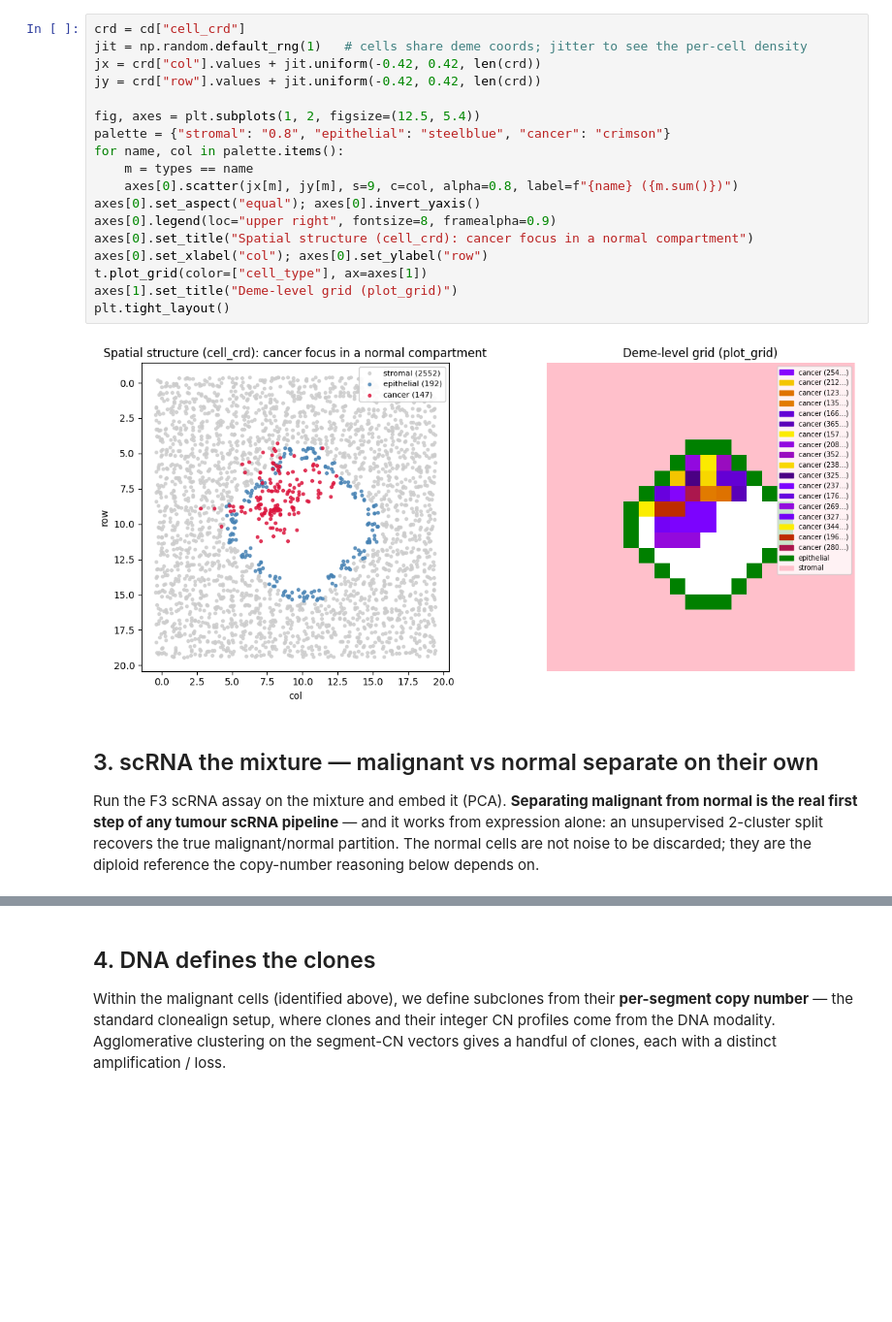
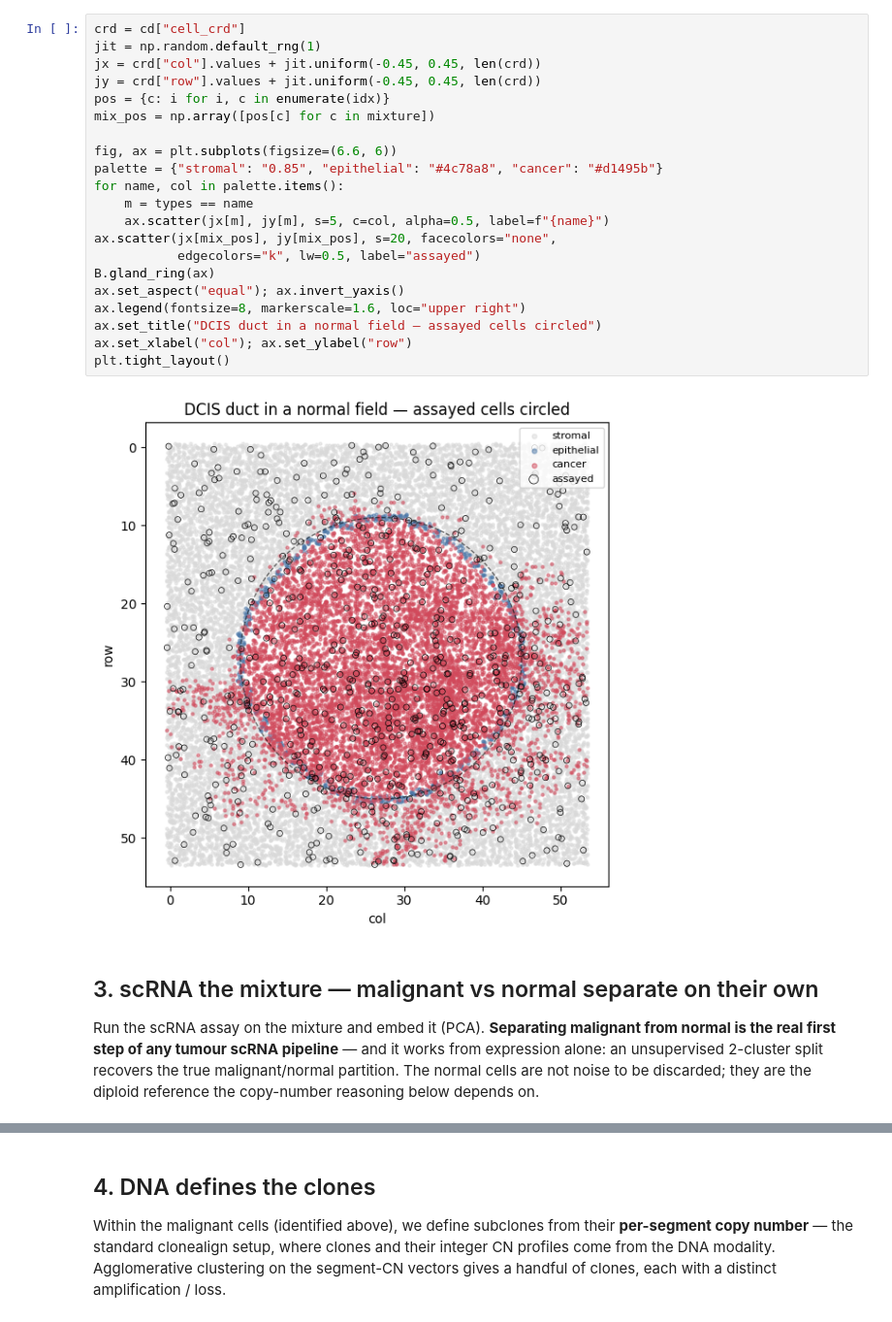
Before and after one commit to pedrofale/iscc, a Jupyter notebook: notebooks/combining_scdna_scrna.ipynb, the cells around one changed output, grey strips where cells are left out. Shown at 97% size. Drawn from its saved outputs; the diff is of its cells as text; blank space fills up the shorter version.

```diff
--- a/notebooks/combining_scdna_scrna.ipynb
+++ b/notebooks/combining_scdna_scrna.ipynb
@@ -99,28 +66,31 @@ structure aggregated to the spatial lattice.
 # %%
 crd = cd["cell_crd"]
-jit = np.random.default_rng(1)   # cells share deme coords; jitter to see the per-cell density
-jx = crd["col"].values + jit.uniform(-0.42, 0.42, len(crd))
-jy = crd["row"].values + jit.uniform(-0.42, 0.42, len(crd))
+jit = np.random.default_rng(1)
+jx = crd["col"].values + jit.uniform(-0.45, 0.45, len(crd))
+jy = crd["row"].values + jit.uniform(-0.45, 0.45, len(crd))
+pos = {c: i for i, c in enumerate(idx)}
+mix_pos = np.array([pos[c] for c in mixture])
 
-fig, axes = plt.subplots(1, 2, figsize=(12.5, 5.4))
-palette = {"stromal": "0.8", "epithelial": "steelblue", "cancer": "crimson"}
+fig, ax = plt.subplots(figsize=(6.6, 6))
+palette = {"stromal": "0.85", "epithelial": "#4c78a8", "cancer": "#d1495b"}
 for name, col in palette.items():
     m = types == name
-    axes[0].scatter(jx[m], jy[m], s=9, c=col, alpha=0.8, label=f"{name} ({m.sum()})")
-axes[0].set_aspect("equal"); axes[0].invert_yaxis()
-axes[0].legend(loc="upper right", fontsize=8, framealpha=0.9)
-axes[0].set_title("Spatial structure (cell_crd): cancer focus in a normal compartment")
-axes[0].set_xlabel("col"); axes[0].set_ylabel("row")
-t.plot_grid(color=["cell_type"], ax=axes[1])
-axes[1].set_title("Deme-level grid (plot_grid)")
+    ax.scatter(jx[m], jy[m], s=5, c=col, alpha=0.5, label=f"{name}")
+ax.scatter(jx[mix_pos], jy[mix_pos], s=20, facecolors="none",
+           edgecolors="k", lw=0.5, label="assayed")
+B.gland_ring(ax)
+ax.set_aspect("equal"); ax.invert_yaxis()
+ax.legend(fontsize=8, markerscale=1.6, loc="upper right")
+ax.set_title("DCIS duct in a normal field — assayed cells circled")
+ax.set_xlabel("col"); ax.set_ylabel("row")
 plt.tight_layout()
 # %% [output]
-[figure, old version]
+[figure, new version]
 # %% [markdown]
 ## 3. scRNA the mixture — malignant vs normal separate on their own
 
-Run the F3 scRNA assay on the mixture and embed it (PCA). **Separating malignant from normal is the
-real first step of any tumour scRNA pipeline** — and it works from expression alone: an unsupervised
+Run the scRNA assay on the mixture and embed it (PCA). **Separating malignant from normal is the real
+first step of any tumour scRNA pipeline** — and it works from expression alone: an unsupervised
 2-cluster split recovers the true malignant/normal partition. The normal cells are not noise to be
 discarded; they are the diploid reference the copy-number reasoning below depends on.
 # %%
```
Also changed, not shown: parts of 17 cells of this notebook, 13 other files.
